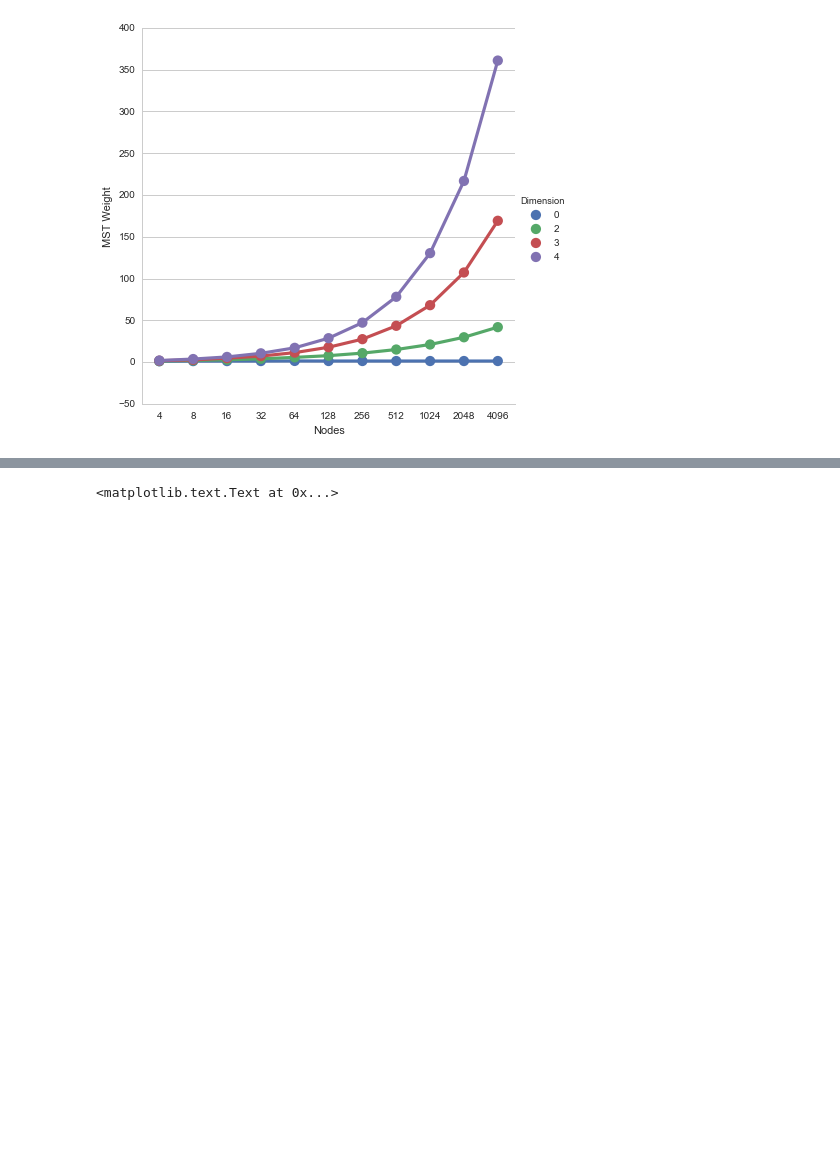
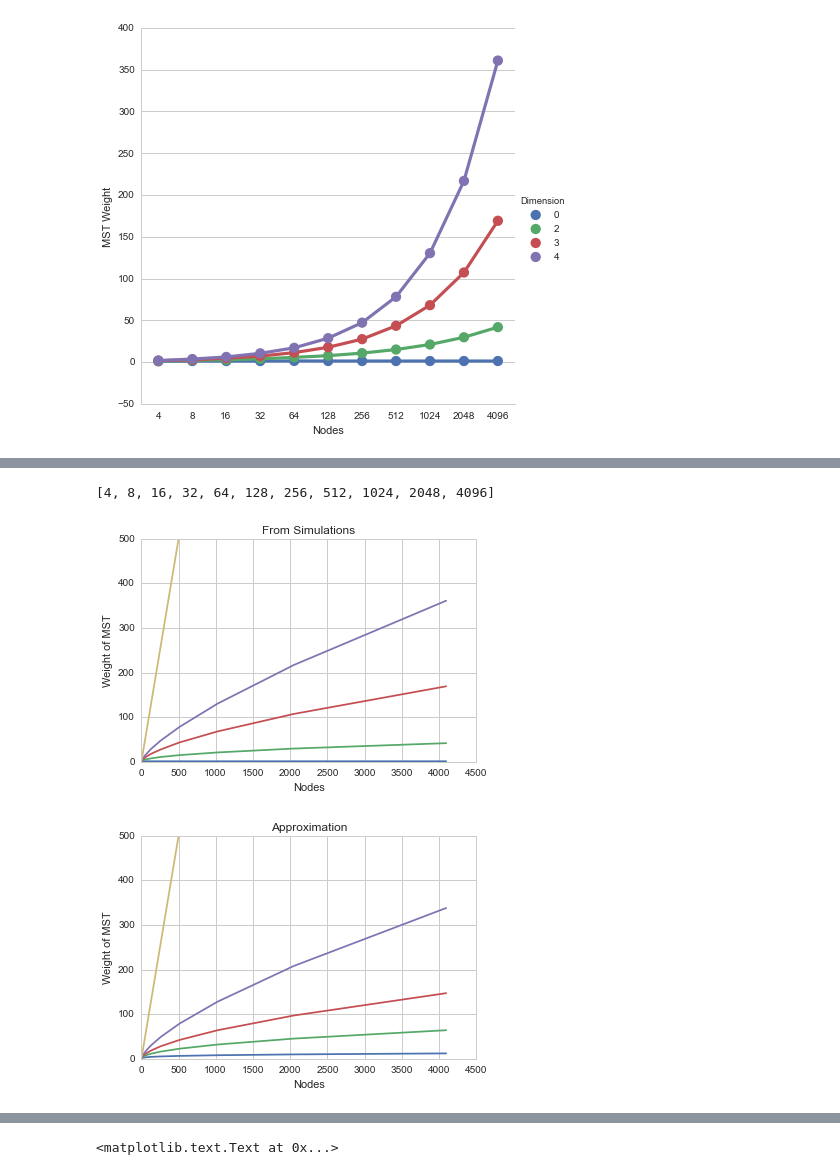
Before and after one commit to ryandkerr/cs124-mst, a Jupyter notebook: graphs.ipynb, the cells around one changed output, grey strips where cells are left out. Cells and saved outputs as stored; diff of their text form; code cells hidden in the pictures; blank space fills up the shorter version.

Commit message:
Update graphing notebook, running version of randmst

```diff
--- a/graphs.ipynb
+++ b/graphs.ipynb
@@ -21,0 +36,39 @@ plt.ylabel("MST Weight")
+# %%
+x = list(summary[summary.Dimension == 4].Nodes)
+y0 = list(summary[summary.Dimension == 0].Size)
+y2 = list(summary[summary.Dimension == 2].Size)
+y3 = list(summary[summary.Dimension == 3].Size)
+y4 = list(summary[summary.Dimension == 4].Size)
+
+print x
+
+
+def func(n, const, dims):
+#     return math.log(math.pow(x, n), n+2)
+#     return math.log(n, 1.0 + 1.0/(math.pow(dims, 2)+1))
+    return math.pow(n, (3.0+dims)/10.0)
+
+yf0 = [func(n, 1, 0) for n in x]
+yf2 = [func(n, 1, 2) for n in x]
+yf3 = [func(n, 1, 3) for n in x]
+yf4 = [func(n, 1, 4) for n in x]
+
+
+
+plt.plot(x, y0, x, y2, x, y3, x, y4, x, x)
+plt.xlabel("Nodes")
+plt.ylabel("Weight of MST")
+plt.title("From Simulations")
+plt.ylim([0, 500])
+plt.show()
+
+plt.plot(x, yf0, x, yf2, x, yf3, x, yf4, x, x)
+plt.xlabel("Nodes")
+plt.ylabel("Weight of MST")
+plt.title("Approximation")
+plt.ylim([0, 500])
+plt.show()
+# %% [output]
+[4, 8, 16, 32, 64, 128, 256, 512, 1024, 2048, 4096]
+[figure, added]
+[figure, added]
```
Also changed, not shown: parts of 6 cells of this notebook, 3 other files.
